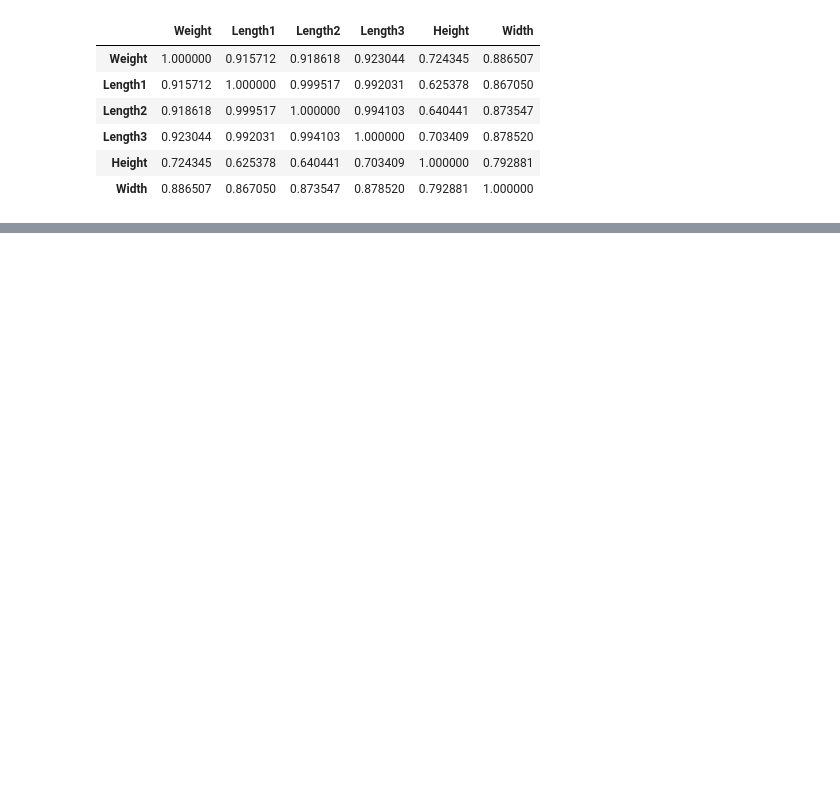
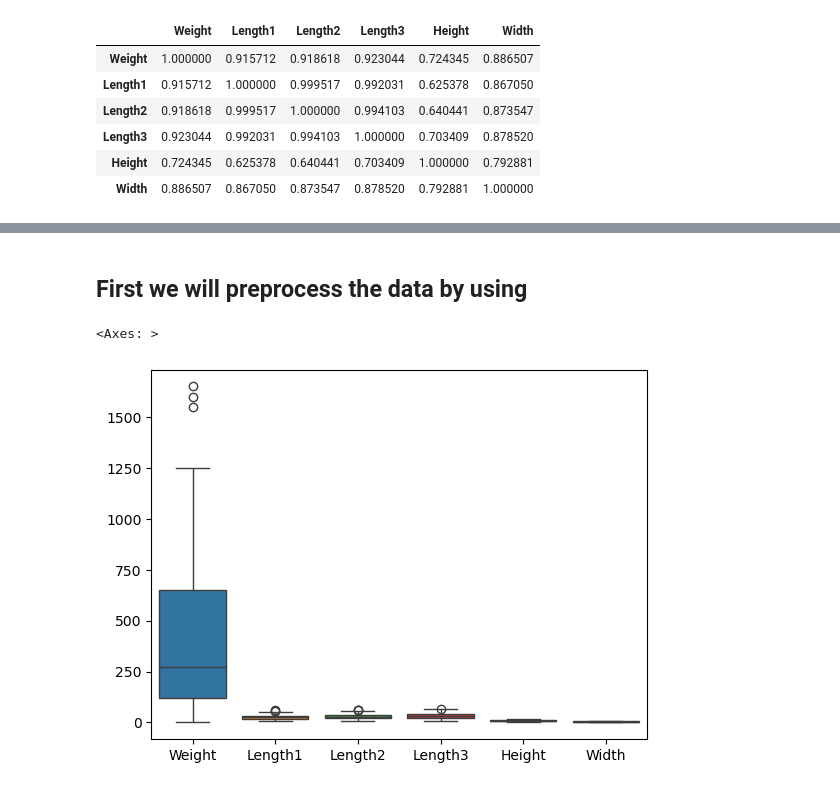
Before and after one commit to Ethanshibu/MachineLearning-from-scratch, a Jupyter notebook: polynomial_regression/polynomial_regression.ipynb, the cells around one changed output, grey strips where cells are left out. Saved outputs shown, nothing was run; the diff lists cells and outputs as text; code cells hidden in the pictures; blank space fills up the shorter version.

```diff
--- a/polynomial_regression/polynomial_regression.ipynb
+++ b/polynomial_regression/polynomial_regression.ipynb
@@ -89,0 +94,7 @@ sns.heatmap(df.corr(numeric_only=True), annot=True, cmap="coolwarm")
+# %% [markdown]
+## First we will preprocess the data by using
+# %%
+sns.boxplot(df)
+# %% [output]
+<Axes: >
+[figure, added]
```
Also changed, not shown: parts of 7 cells of this notebook.
